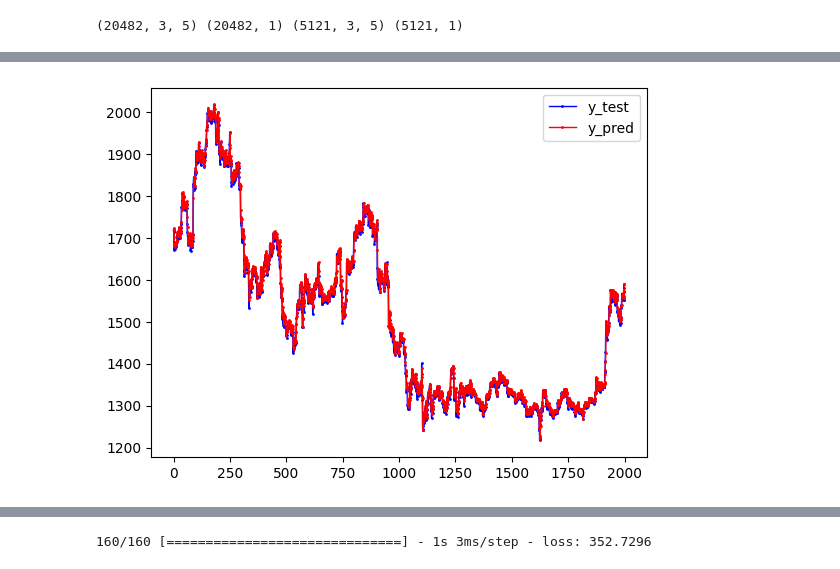
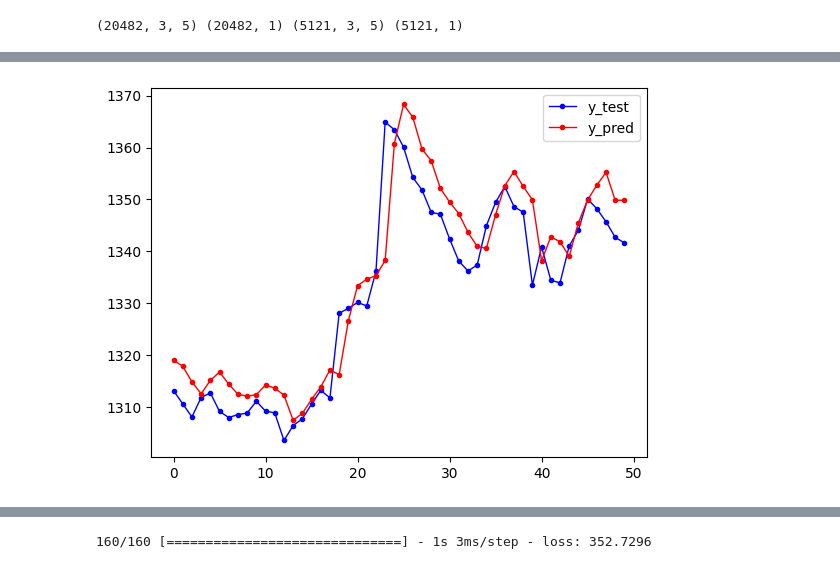
Before and after one commit to The0ps/handson-ml3, a Jupyter notebook: booknote.ipynb, the cells around one changed output, grey strips where cells are left out. Saved outputs shown, nothing was run; the diff lists cells and outputs as text; code cells hidden in the pictures.

```diff
--- a/booknote.ipynb
+++ b/booknote.ipynb
@@ -99,5 +132,5 @@ model.add(LSTM(50, activation='relu', input_shape=(n_input, 5)))
 model.add(Dense(1))
 model.compile(optimizer='adam', loss='mse')
 model.summary()
-model.fit(X_train, y_train, epochs=100, verbose=1, validation_data=(X_test, y_test), workers=4, use_multiprocessing=True)
+model.fit(X_train, y_train, epochs=5000, verbose=1, validation_data=(X_test, y_test), callbacks=[EarlyStopping(monitor='val_loss', patience=15, verbose=1, mode='auto'), ModelCheckpoint('model.h5', monitor='val_loss', save_best_only=True, mode='auto', period=1)])
 # %% [output]
@@ -121,10 +154,13 @@ Epoch 100/100
 <keras.callbacks.History at 0x...>
+# %%
+from keras.models import load_model
+model = load_model('lstm_model_1029.h5')
 # %%
-X_test_plt = X_test[-2000:]
-y_test_plt = y_test[-2000:]
+X_test_plt = X_test[-150:-100]
+y_test_plt = y_test[-150:-100]
 y_pred = model.predict(X_test_plt)
-plt.plot(y_test_plt, label='y_test', color='blue',  linewidth=1, linestyle='solid', marker='o', markersize=1, markerfacecolor='blue', markeredgecolor='blue', markeredgewidth=1, alpha=1, zorder=1)
-plt.plot(y_pred, label='y_pred', color='red',  linewidth=1, linestyle='solid', marker='o', markersize=1, markerfacecolor='red', markeredgecolor='red', markeredgewidth=1, alpha=1, zorder=1)
+plt.plot(y_test_plt, label='y_test', color='blue',  linewidth=1, linestyle='solid', marker='o', markersize=3, markerfacecolor='blue', markeredgecolor='blue', markeredgewidth=1, alpha=1, zorder=1)
+plt.plot(y_pred, label='y_pred', color='red',  linewidth=1, linestyle='solid', marker='o', markersize=3, markerfacecolor='red', markeredgecolor='red', markeredgewidth=1, alpha=1, zorder=1)
 plt.legend()
 plt.show()
 # %% [output]
@@ -132,4 +168,4 @@ plt.show()
-[figure, old version]
+[figure, new version]
 # %%
 plt.plot(model.history.history['loss'], label='loss', color='blue',  linewidth=1, linestyle='solid', marker='o', markersize=1, markerfacecolor='blue', markeredgecolor='blue', markeredgewidth=1, alpha=1, zorder=1)
 plt.plot(model.history.history['val_loss'], label='val_loss', color='red',  linewidth=1, linestyle='solid', marker='o', markersize=1, markerfacecolor='red', markeredgecolor='red', markeredgewidth=1, alpha=1, zorder=1)
```
Also changed, not shown: parts of 9 cells of this notebook, 1 other file.
